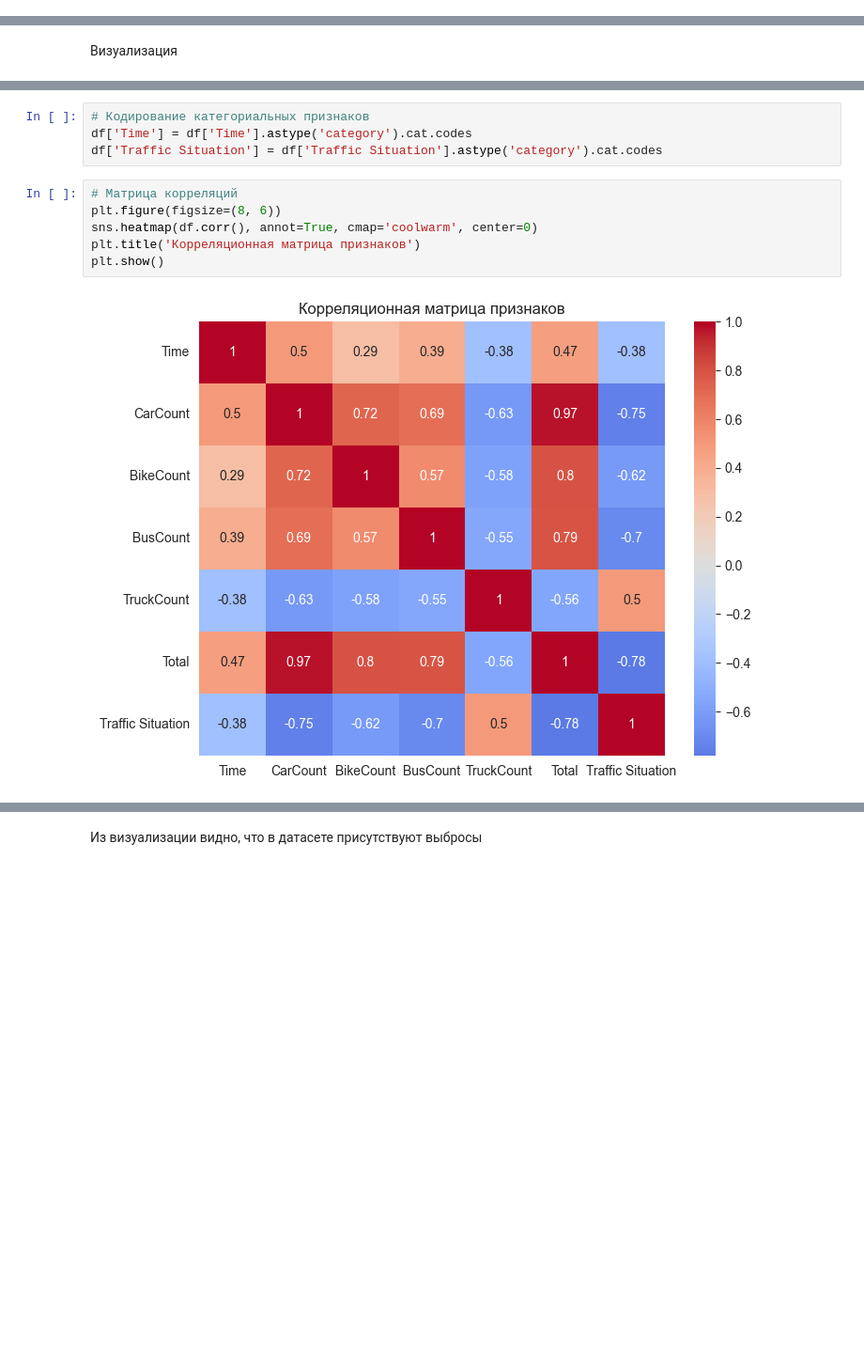
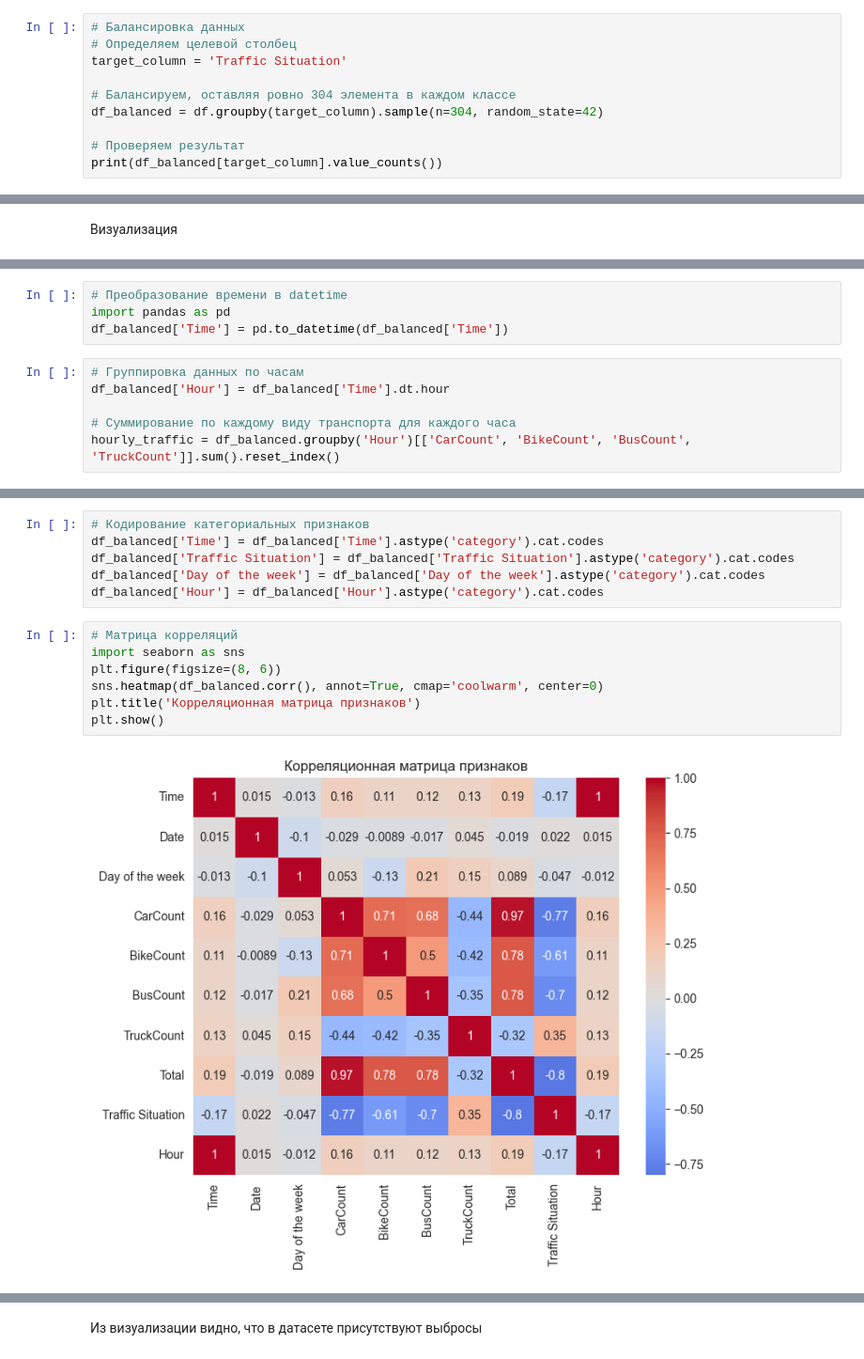
Before and after one commit to lyubashaa/data_science, a Jupyter notebook: HW4/HW4.ipynb, the cells around one changed output, grey strips where cells are left out. Shown at 94% size. Drawn from its saved outputs; the diff is of its cells as text; blank space fills up the shorter version.

```diff
--- a/HW4/HW4.ipynb
+++ b/HW4/HW4.ipynb
@@ -114,0 +114,10 @@ Traffic Situation               0                 0.0
+# %%
+# Балансировка данных
+# Определяем целевой столбец
+target_column = 'Traffic Situation'
+
+# Балансируем, оставляя ровно 304 элемента в каждом классе
+df_balanced = df.groupby(target_column).sample(n=304, random_state=42)
+
+# Проверяем результат
+print(df_balanced[target_column].value_counts())
@@ -151,0 +133,10 @@ plt.show()
+# %%
+# Преобразование времени в datetime
+import pandas as pd
+df_balanced['Time'] = pd.to_datetime(df_balanced['Time'])
+# %%
+# Группировка данных по часам
+df_balanced['Hour'] = df_balanced['Time'].dt.hour
+
+# Суммирование по каждому виду транспорта для каждого часа
+hourly_traffic = df_balanced.groupby('Hour')[['CarCount', 'BikeCount', 'BusCount', 'TruckCount']].sum().reset_index()
@@ -152,15 +160,18 @@ plt.show()
 # %%
 # Кодирование категориальных признаков
-df['Time'] = df['Time'].astype('category').cat.codes
-df['Traffic Situation'] = df['Traffic Situation'].astype('category').cat.codes
+df_balanced['Time'] = df_balanced['Time'].astype('category').cat.codes
+df_balanced['Traffic Situation'] = df_balanced['Traffic Situation'].astype('category').cat.codes
+df_balanced['Day of the week'] = df_balanced['Day of the week'].astype('category').cat.codes
+df_balanced['Hour'] = df_balanced['Hour'].astype('category').cat.codes
 # %%
 # Матрица корреляций
+import seaborn as sns
 plt.figure(figsize=(8, 6))
-sns.heatmap(df.corr(), annot=True, cmap='coolwarm', center=0)
+sns.heatmap(df_balanced.corr(), annot=True, cmap='coolwarm', center=0)
 plt.title('Корреляционная матрица признаков')
 plt.show()
 # %% [output]
-[figure, old version]
+[figure, new version]
 # %%
 # Ящик с усами
 plt.figure(figsize=(10, 8))
```
Also changed, not shown: parts of 39 cells of this notebook, 2 other files.
